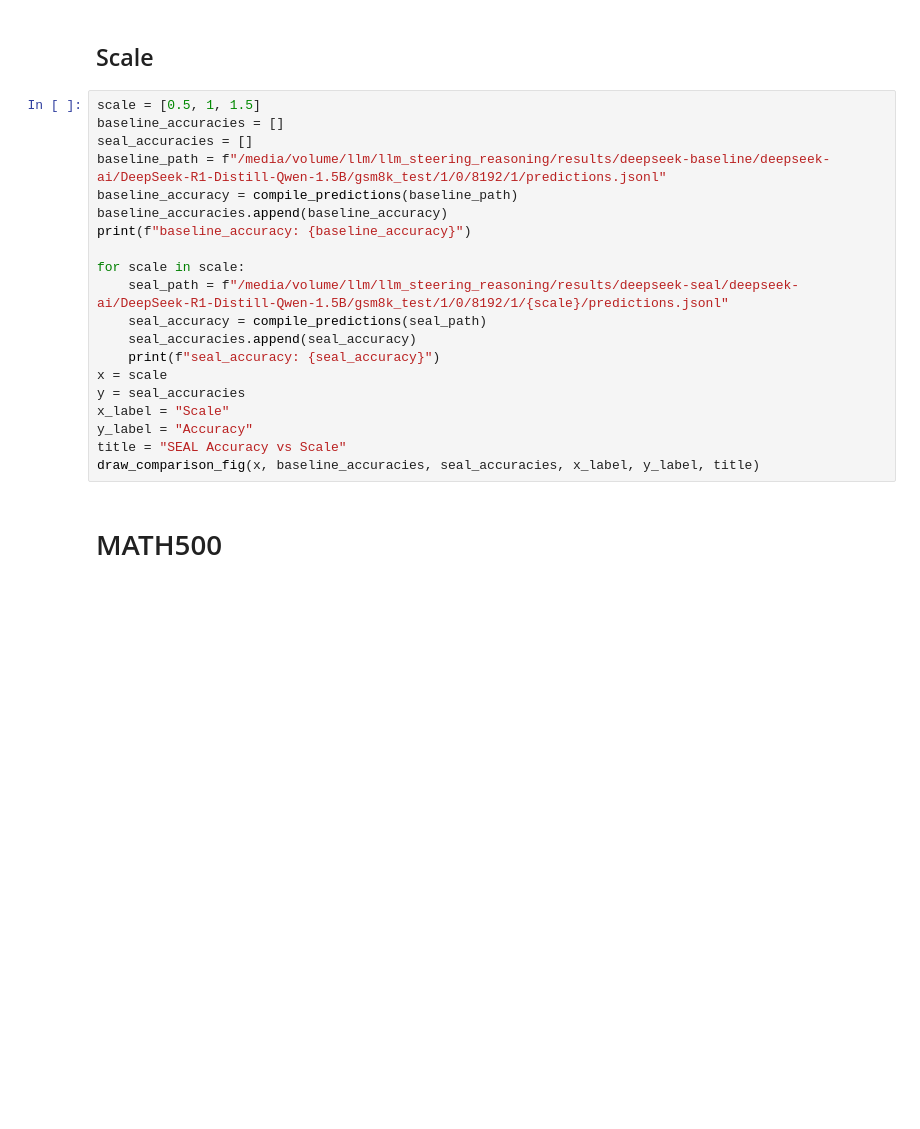
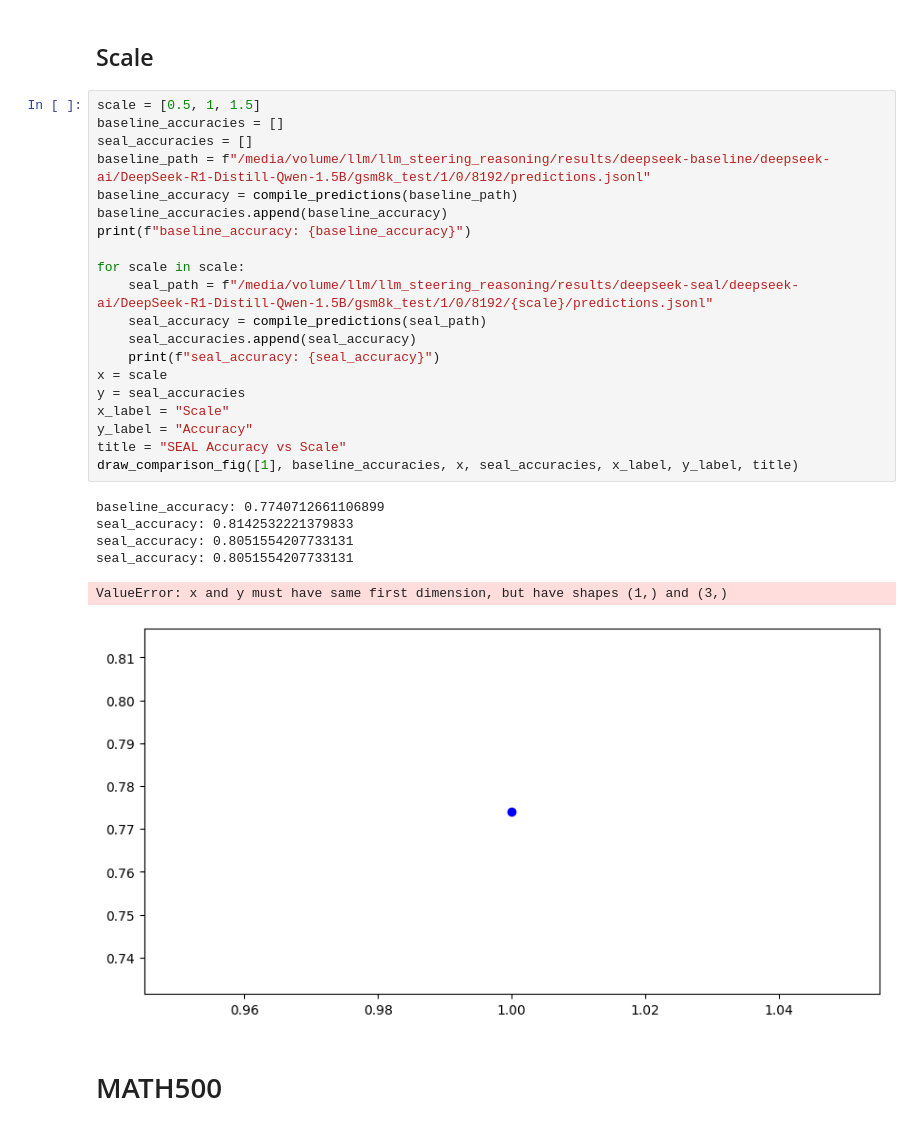
Before and after one commit to BartSu/llm_steering_reasoning, a Jupyter notebook: analysis/analyze.ipynb, the cells around one changed output. Cells and saved outputs as stored; diff of their text form; blank space fills up the shorter version.

```diff
--- a/analysis/analyze.ipynb
+++ b/analysis/analyze.ipynb
@@ -139,22 +185,29 @@ draw_comparison_fig(x, baseline_accuracies, seal_accuracies, x_label, y_label, t
 # %%
 scale = [0.5, 1, 1.5]
 baseline_accuracies = []
 seal_accuracies = []
-baseline_path = f"/media/volume/llm/llm_steering_reasoning/results/deepseek-baseline/deepseek-ai/DeepSeek-R1-Distill-Qwen-1.5B/gsm8k_test/1/0/8192/1/predictions.jsonl"
+baseline_path = f"/media/volume/llm/llm_steering_reasoning/results/deepseek-baseline/deepseek-ai/DeepSeek-R1-Distill-Qwen-1.5B/gsm8k_test/1/0/8192/predictions.jsonl"
 baseline_accuracy = compile_predictions(baseline_path)
 baseline_accuracies.append(baseline_accuracy)
 print(f"baseline_accuracy: {baseline_accuracy}")
 
 for scale in scale:
-    seal_path = f"/media/volume/llm/llm_steering_reasoning/results/deepseek-seal/deepseek-ai/DeepSeek-R1-Distill-Qwen-1.5B/gsm8k_test/1/0/8192/1/{scale}/predictions.jsonl"
+    seal_path = f"/media/volume/llm/llm_steering_reasoning/results/deepseek-seal/deepseek-ai/DeepSeek-R1-Distill-Qwen-1.5B/gsm8k_test/1/0/8192/{scale}/predictions.jsonl"
     seal_accuracy = compile_predictions(seal_path)
     seal_accuracies.append(seal_accuracy)
     print(f"seal_accuracy: {seal_accuracy}")
 x = scale
 y = seal_accuracies
 x_label = "Scale"
 y_label = "Accuracy"
 title = "SEAL Accuracy vs Scale"
-draw_comparison_fig(x, baseline_accuracies, seal_accuracies, x_label, y_label, title)
+draw_comparison_fig([1], baseline_accuracies, x, seal_accuracies, x_label, y_label, title)
+# %% [output]
+baseline_accuracy: 0.7740712661106899
+seal_accuracy: 0.8142532221379833
+seal_accuracy: 0.8051554207733131
+seal_accuracy: 0.8051554207733131
+ValueError: x and y must have same first dimension, but have shapes (1,) and (3,)
+[figure, added]
 # %% [markdown]
 # MATH500
```
Also changed, not shown: parts of 6 cells of this notebook, 3 other files.
